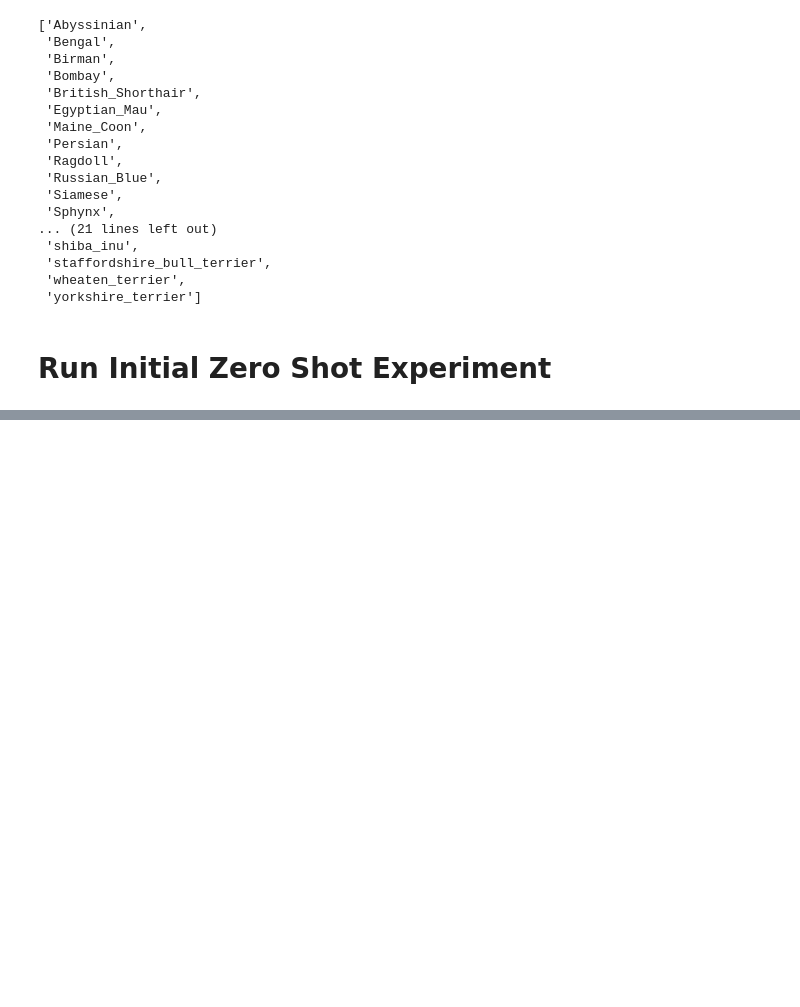
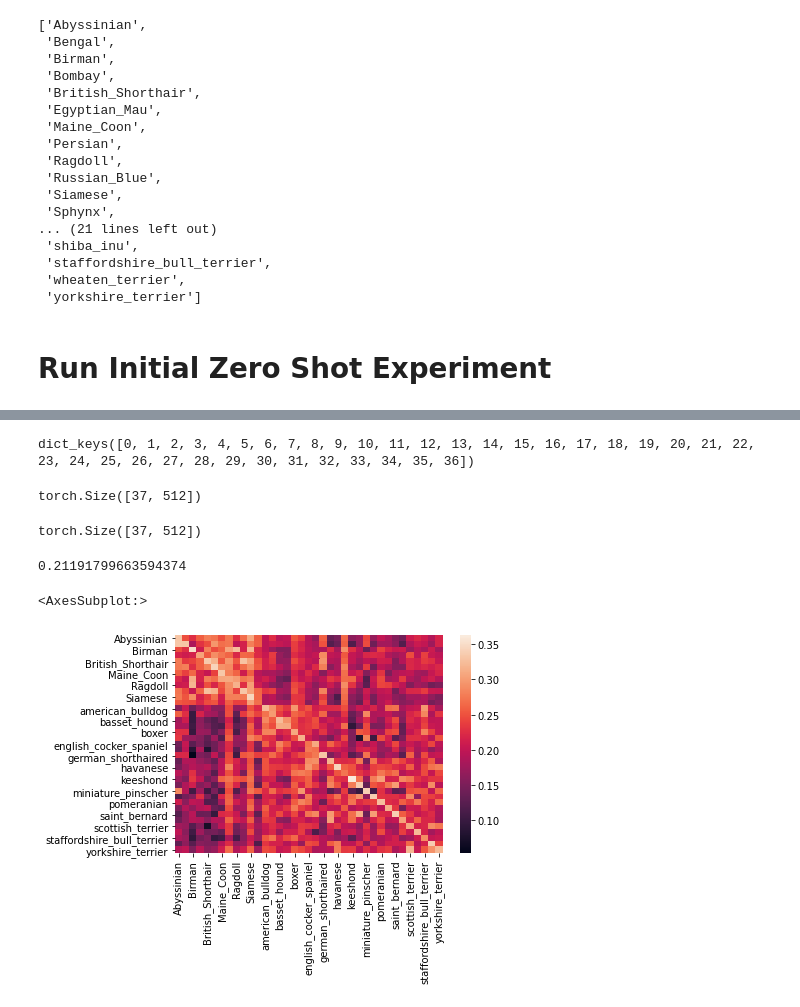
Before and after one commit to bdevnani3/vis_lang, a Jupyter notebook: efficient_finetuning/notebooks/Oxford_Pets.ipynb, the cells around one changed output, grey strips where cells are left out. Saved outputs shown, nothing was run; the diff lists cells and outputs as text; code cells hidden in the pictures; blank space fills up the shorter version.

```diff
--- a/efficient_finetuning/notebooks/Oxford_Pets.ipynb
+++ b/efficient_finetuning/notebooks/Oxford_Pets.ipynb
@@ -287,0 +572,9 @@ len(os.listdir(os.path.join(data_dir, 'test'))), len(dataset_obj.classes)
+# %%
+wordnetsyns_zw = zeroshot_with_synonyms(d_synonyms,[template])
+
+wordnetsyns_czs = clip_zero_shot(
+    test_loader,
+    dataset_obj.classes,
+    wordnetsyns_zw
+)
+print(wordnetsyns_czs[0])
@@ -287,0 +623,34 @@ len(os.listdir(os.path.join(data_dir, 'test'))), len(dataset_obj.classes)
+# %%
+def get_avg_image_encodings(dataloader):
+    class2encodings = {}
+    with torch.no_grad():
+        for i, (images, target) in enumerate(tqdm(dataloader)):
+            images = images.cuda()
+
+            image_features = clip_model.encode_image(images)
+            image_features /= image_features.norm(dim=-1, keepdim=True)
+            class2encodings[target.numpy()[0]] = image_features
+    return class2encodings
+# %%
+class2encodings = get_avg_image_encodings(test_loader)
+# %%
+class2encodings.keys()
+# %% [output]
+dict_keys([0, 1, 2, 3, 4, 5, 6, 7, 8, 9, 10, 11, 12, 13, 14, 15, 16, 17, 18, 19, 20, 21, 22, 23, 24, 25, 26, 27, 28, 29, 30, 31, 32, 33, 34, 35, 36])
+# %%
+image_encodings = torch.cat(list(class2encodings.values())).cpu()
+image_encodings.shape
+# %% [output]
+torch.Size([37, 512])
+# %%
+wordnetsyns_zw.T.shape
+# %% [output]
+torch.Size([37, 512])
+# %%
+similarities = cosine_similarity(image_encodings, wordnetsyns_zw.T.cpu())
+print(similarities.mean())
+sn.heatmap(pd.DataFrame(similarities, columns=id2label.values(), index=id2label.values()))
+# %% [output]
+0.21191799663594374
+<AxesSubplot:>
+[figure, added]
```
Also changed, not shown: parts of 23 cells of this notebook, 1 other file.
